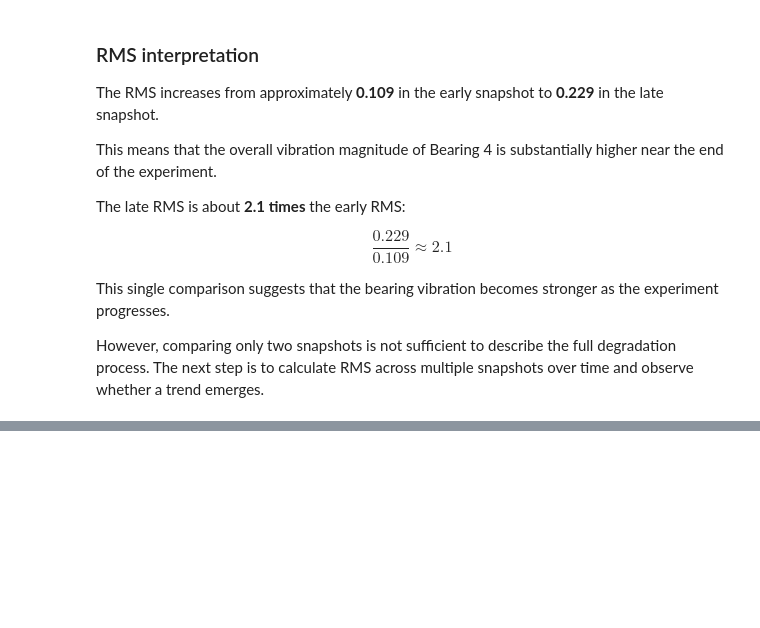
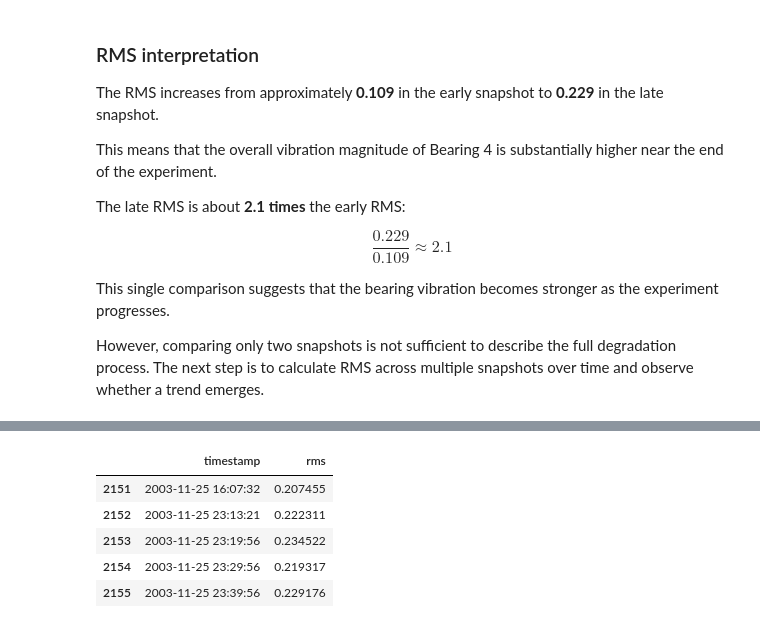
Before and after one commit to amedeone03/machineguard, a Jupyter notebook: notebooks/01_data_exploration.ipynb, the cells around one changed output, grey strips where cells are left out. Cells and saved outputs as stored; diff of their text form; code cells hidden in the pictures; blank space fills up the shorter version.

```diff
--- a/notebooks/01_data_exploration.ipynb
+++ b/notebooks/01_data_exploration.ipynb
@@ -412,0 +429,11 @@ However, comparing only two snapshots is not sufficient to describe the full deg
+# %%
+indices = np.linspace(
+    0,
+    len(all_files) - 1,
+    10,
+    dtype=int
+)
+
+selected_files = [all_files[i] for i in indices]
+
+selected_files
@@ -412,0 +586,9 @@ However, comparing only two snapshots is not sufficient to describe the full deg
+# %%
+rms_df.tail()
+# %% [output]
+|  | timestamp | rms |
+| 2151 | 2003-11-25 16:07:32 | 0.207455 |
+| 2152 | 2003-11-25 23:13:21 | 0.222311 |
+| 2153 | 2003-11-25 23:19:56 | 0.234522 |
+| 2154 | 2003-11-25 23:29:56 | 0.219317 |
+| 2155 | 2003-11-25 23:39:56 | 0.229176 |
```
Also changed, not shown: parts of 17 cells of this notebook.
